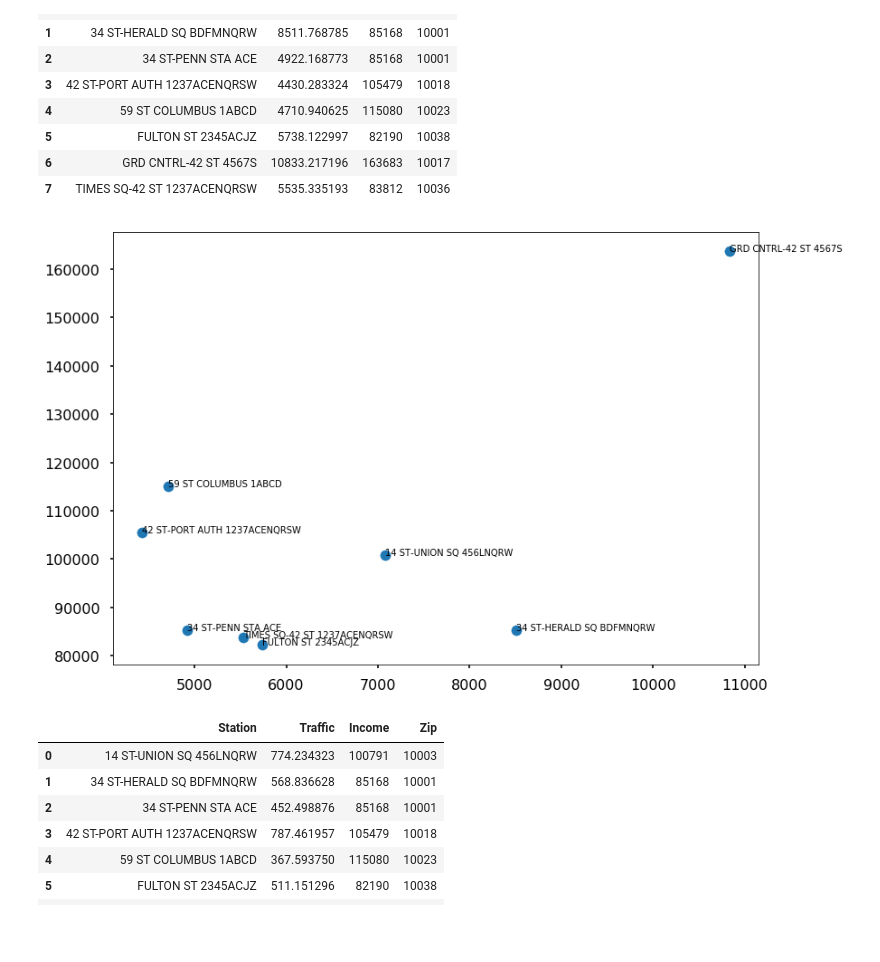
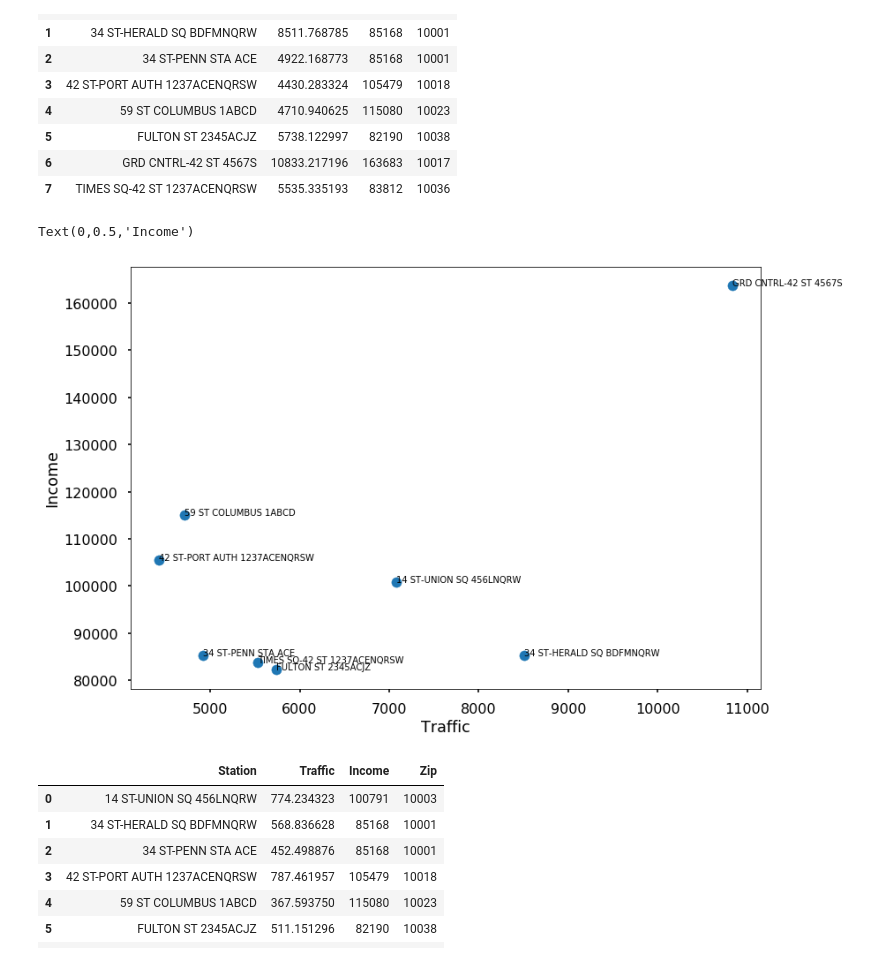
Before and after one commit to adam-ariel/Metis-Project-1----MTA, a Jupyter notebook: project1_wkbk.ipynb, the cells around one changed output. Cells and saved outputs as stored; diff of their text form; code cells hidden in the pictures; blank space fills up the shorter version.

```diff
--- a/project1_wkbk.ipynb
+++ b/project1_wkbk.ipynb
@@ -859,15 +861,18 @@ wkday_aft
 # %%
 y = wkday_aft.Income.values.tolist()
 z = wkday_aft.Traffic.values.tolist()
 n = wkday_aft.Station.values.tolist()
 
 fig, ax = plt.subplots()
 ax.scatter(z, y)
 
 for i, txt in enumerate(n):
     ax.annotate(txt, (z[i],y[i]))
+ax.set_xlabel('Traffic')
+ax.set_ylabel('Income')
 # %% [output]
+Text(0,0.5,'Income')
-[figure, old version]
+[figure, new version]
 # %%
 # Weekend Morn
 wknd_morn = gd_weekend_morning[['topfilter','avg_totals_station','avg_income','zip_code']]
```
Also changed, not shown: parts of 14 cells of this notebook.
